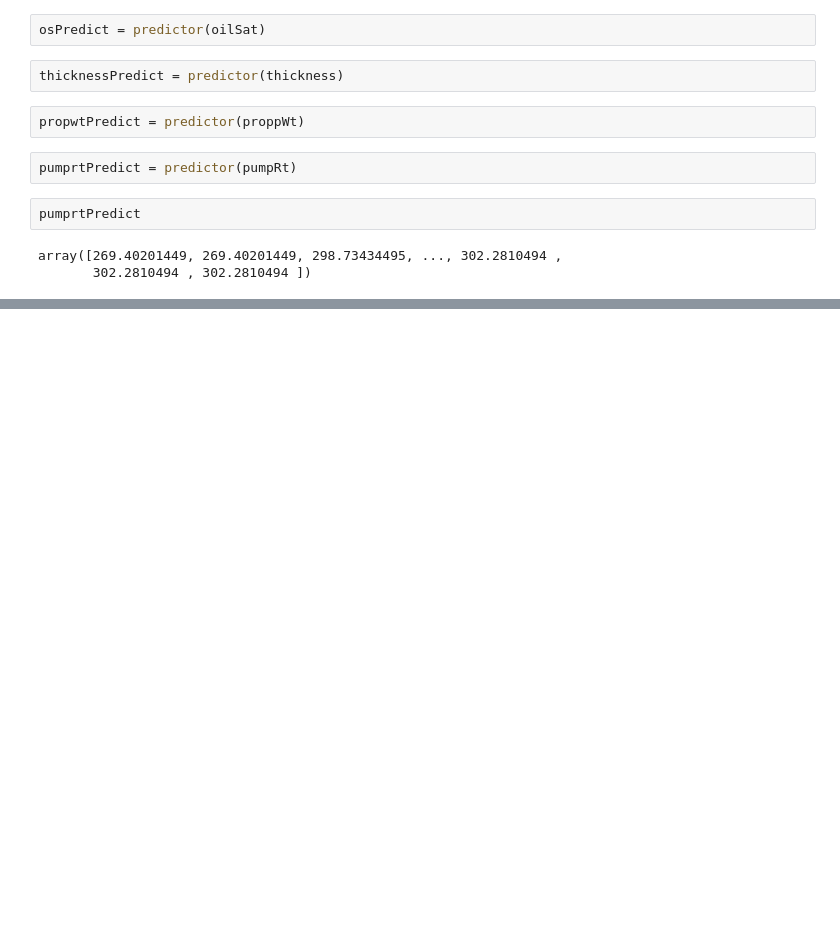
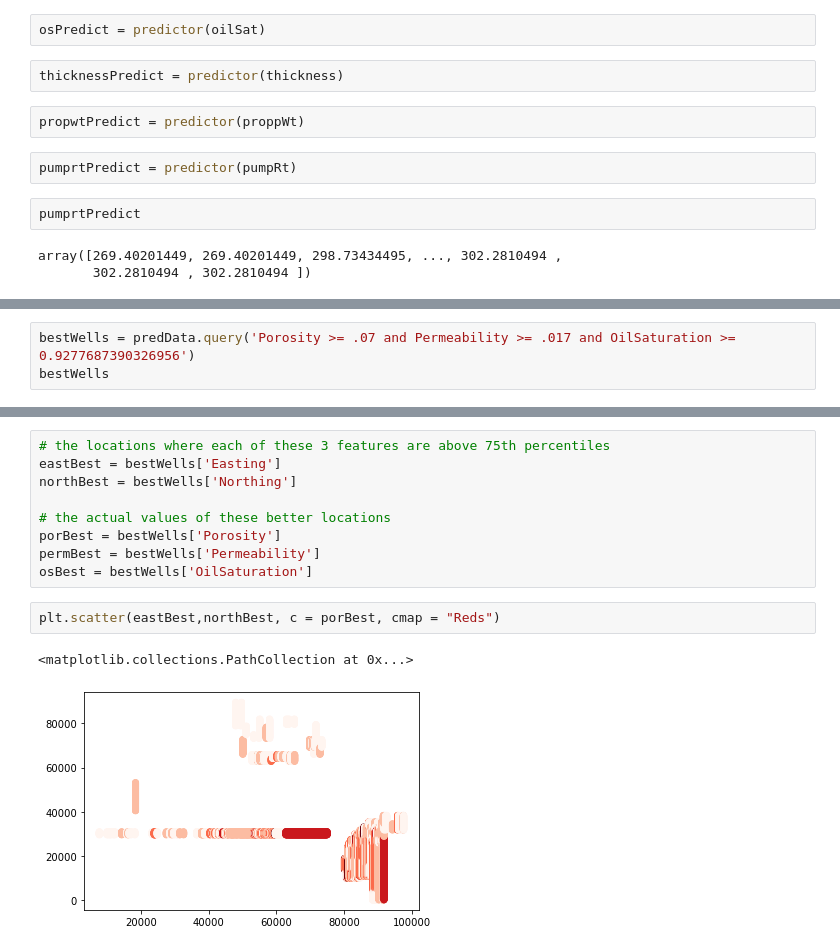
Before and after one commit to fang-helen/Final-Project-FRI, a Jupyter notebook: Final Project FRI.ipynb, the cells around one changed output, grey strips where cells are left out. Cells and saved outputs as stored; diff of their text form; blank space fills up the shorter version.

```diff
--- a/Final Project FRI.ipynb
+++ b/Final Project FRI.ipynb
@@ -535,0 +536,3 @@ predData
+# %%
+bestWells = predData.query('Porosity >= .07 and Permeability >= .017 and OilSaturation >= 0.9277687390326956')
+bestWells
@@ -535,0 +553,14 @@ predData
+# %%
+# the locations where each of these 3 features are above 75th percentiles
+eastBest = bestWells['Easting']
+northBest = bestWells['Northing']
+
+# the actual values of these better locations
+porBest = bestWells['Porosity']
+permBest = bestWells['Permeability']
+osBest = bestWells['OilSaturation']
+# %%
+plt.scatter(eastBest,northBest, c = porBest, cmap = "Reds")
+# %% [output]
+<matplotlib.collections.PathCollection at 0x...>
+[figure, added]
```
Also changed, not shown: parts of 10 cells of this notebook.
